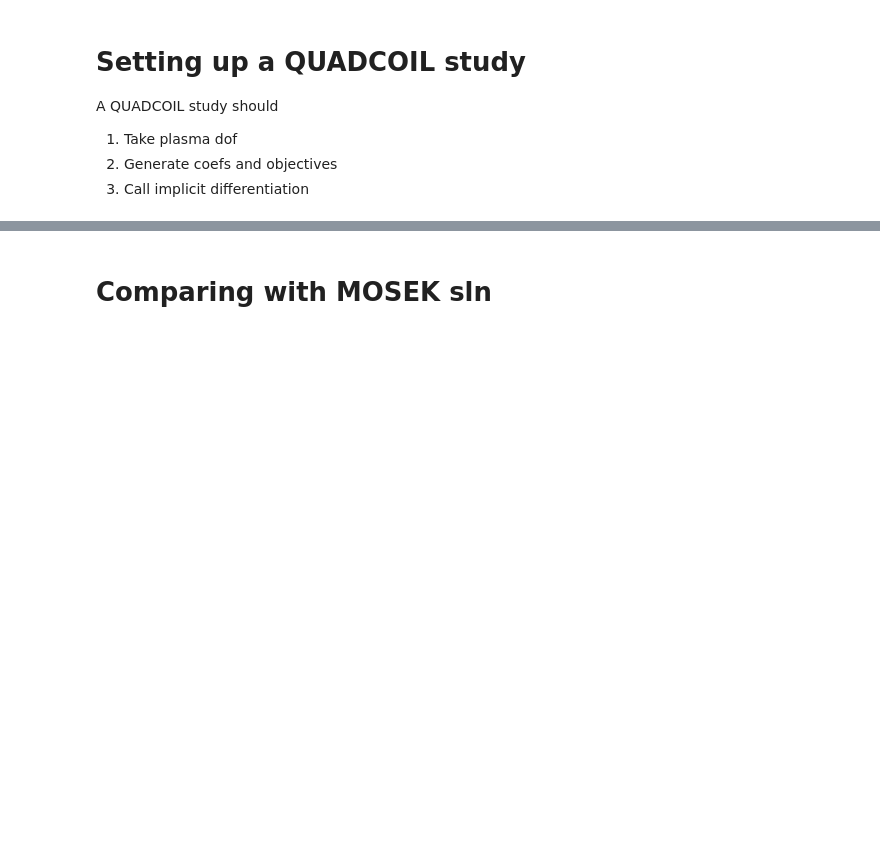
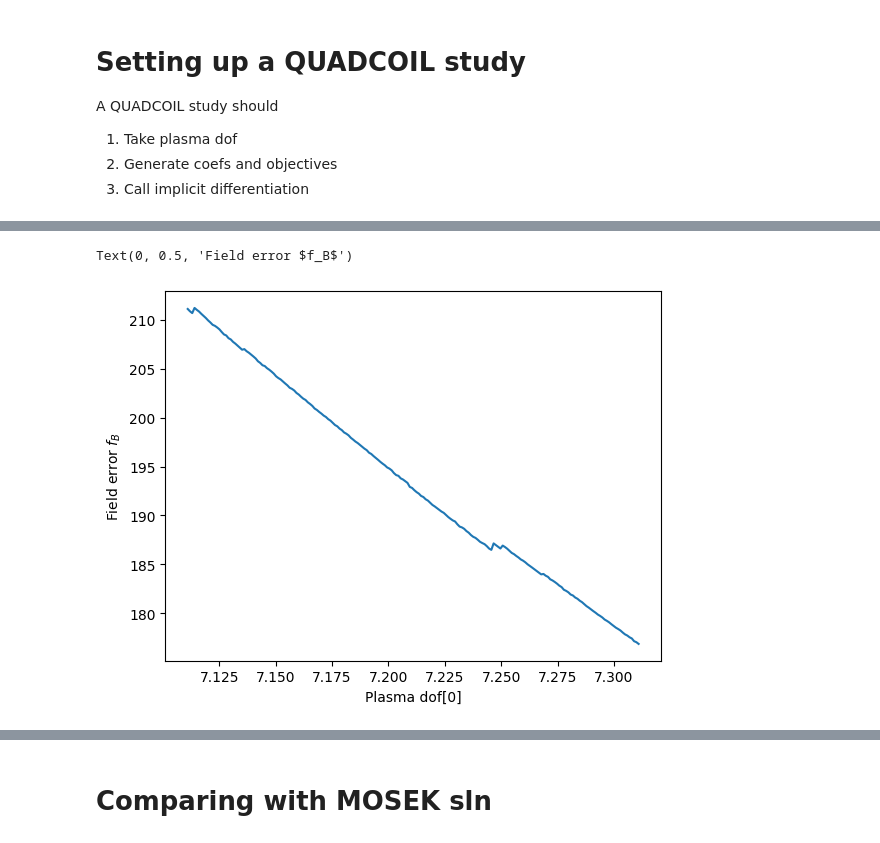
Before and after one commit to lankef/quadcoil_proto, a Jupyter notebook: example/quadcoil_implicit.ipynb, the cells around one changed output, grey strips where cells are left out. Cells and saved outputs as stored; diff of their text form; code cells hidden in the pictures; blank space fills up the shorter version.

```diff
--- a/example/quadcoil_implicit.ipynb
+++ b/example/quadcoil_implicit.ipynb
@@ -923,0 +797,7 @@ quadcoil_sln, metric_list = quadcoil_study(plasma_dofs)
+# %%
+plt.plot(y1_arr, val_arr)
+plt.xlabel('Plasma dof['+ str(ind1) +']')
+plt.ylabel('Field error $f_B$')
+# %% [output]
+Text(0, 0.5, 'Field error $f_B$')
+[figure, added]
```
Also changed, not shown: parts of 17 cells of this notebook, 1 other file.
